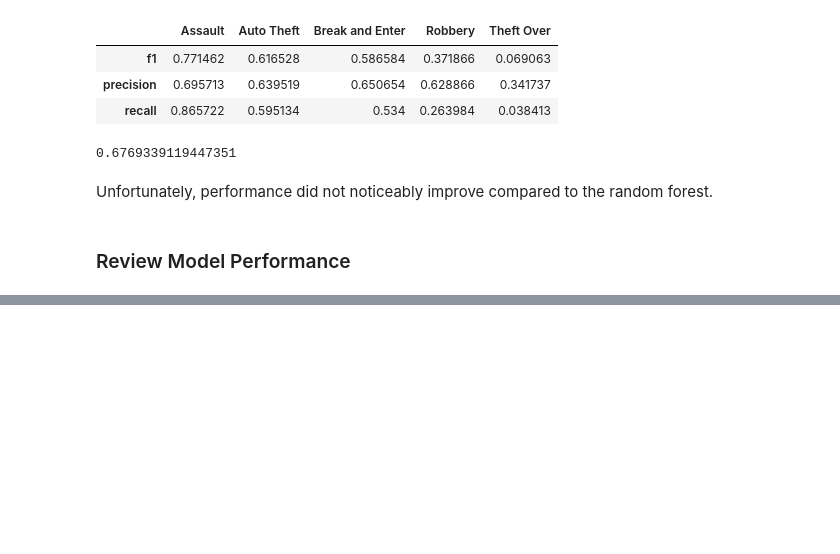
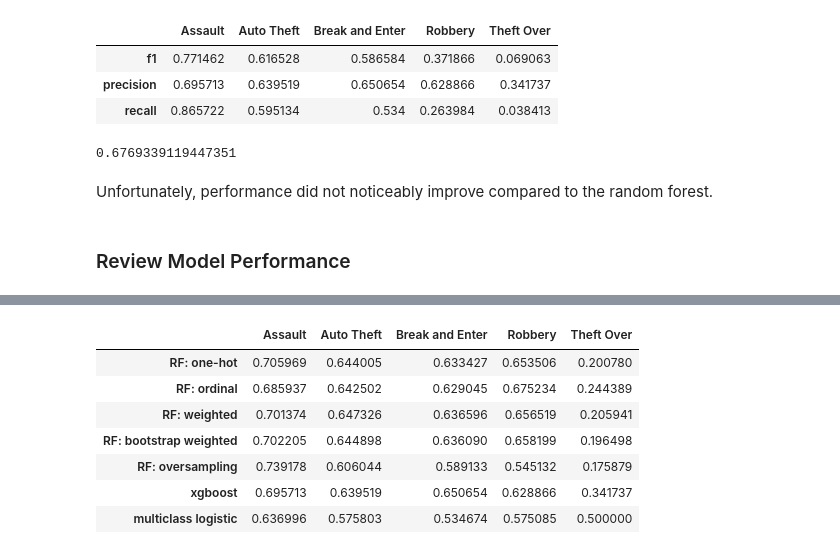
Before and after one commit to Matt2371/Toronto-Crimes, a Jupyter notebook: predictive_modeling.ipynb, the cells around one changed output, grey strips where cells are left out. Cells and saved outputs as stored; diff of their text form; code cells hidden in the pictures; blank space fills up the shorter version.

```diff
--- a/predictive_modeling.ipynb
+++ b/predictive_modeling.ipynb
@@ -453,0 +510,11 @@ Unfortunately, performance did not noticeably improve compared to the random for
+# %%
+precision_scores
+# %% [output]
+|  | Assault | Auto Theft | Break and Enter | Robbery | Theft Over |
+| RF: one-hot | 0.705969 | 0.644005 | 0.633427 | 0.653506 | 0.200780 |
+| RF: ordinal | 0.685937 | 0.642502 | 0.629045 | 0.675234 | 0.244389 |
+| RF: weighted | 0.701374 | 0.647326 | 0.636596 | 0.656519 | 0.205941 |
+| RF: bootstrap weighted | 0.702205 | 0.644898 | 0.636090 | 0.658199 | 0.196498 |
+| RF: oversampling | 0.739178 | 0.606044 | 0.589133 | 0.545132 | 0.175879 |
+| xgboost | 0.695713 | 0.639519 | 0.650654 | 0.628866 | 0.341737 |
+| multiclass logistic | 0.636996 | 0.575803 | 0.534674 | 0.575085 | 0.500000 |
```
Also changed, not shown: parts of 6 cells of this notebook.
